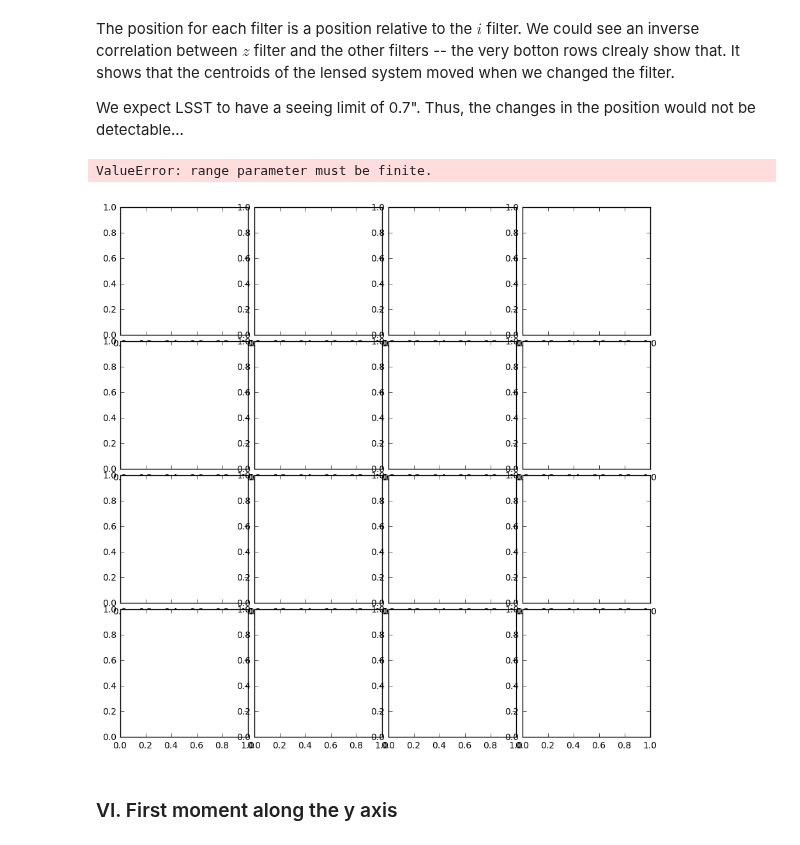
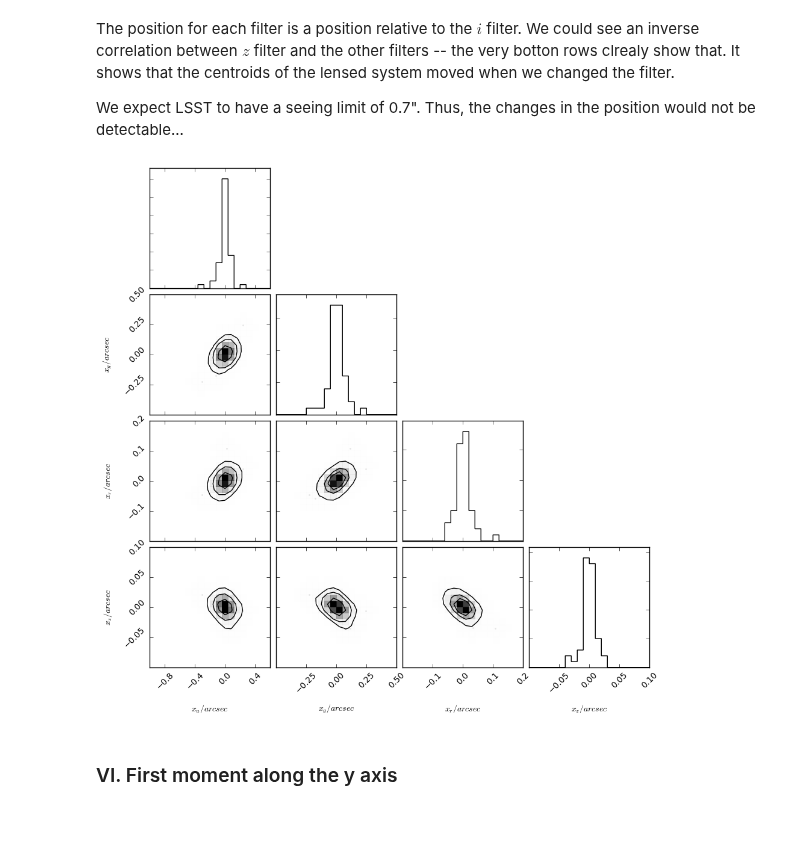
Before and after one commit to jiwoncpark/SLRealizer, a Jupyter notebook: python/desc/slrealizer/Cornerplot.ipynb, the cells around one changed output. Drawn from its saved outputs; the diff is of its cells as text; code cells hidden in the pictures.

Commit message:
galsim initial plot

```diff
--- a/python/desc/slrealizer/Cornerplot.ipynb
+++ b/python/desc/slrealizer/Cornerplot.ipynb
@@ -104,10 +106,9 @@ The position for each filter is a position relative to the $i$ filter. We could
 
 We expect LSST to have a seeing limit of 0.7". Thus, the changes in the position would not be detectable...
 # %%
-fig = realizer.generate_cornerplot(object_table_dir='../../../data/object_catalog_galsim.csv', option=['x_position'])
+fig = realizer.generate_cornerplot(object_table_dir='../../../data/object_catalog_galsim.csv', option=['x_position'], range=[(-1.0, 0.6), (-0.5, 0.5), (-0.2, 0.2), (-0.1, 0.1)])
 # %% [output]
-ValueError: range parameter must be finite.
-[figure, old version]
+[figure, new version]
 # %% [markdown]
 ### VI. First moment along the y axis
 # %% [markdown]
```
Also changed, not shown: parts of 5 cells of this notebook, 10 other files.
